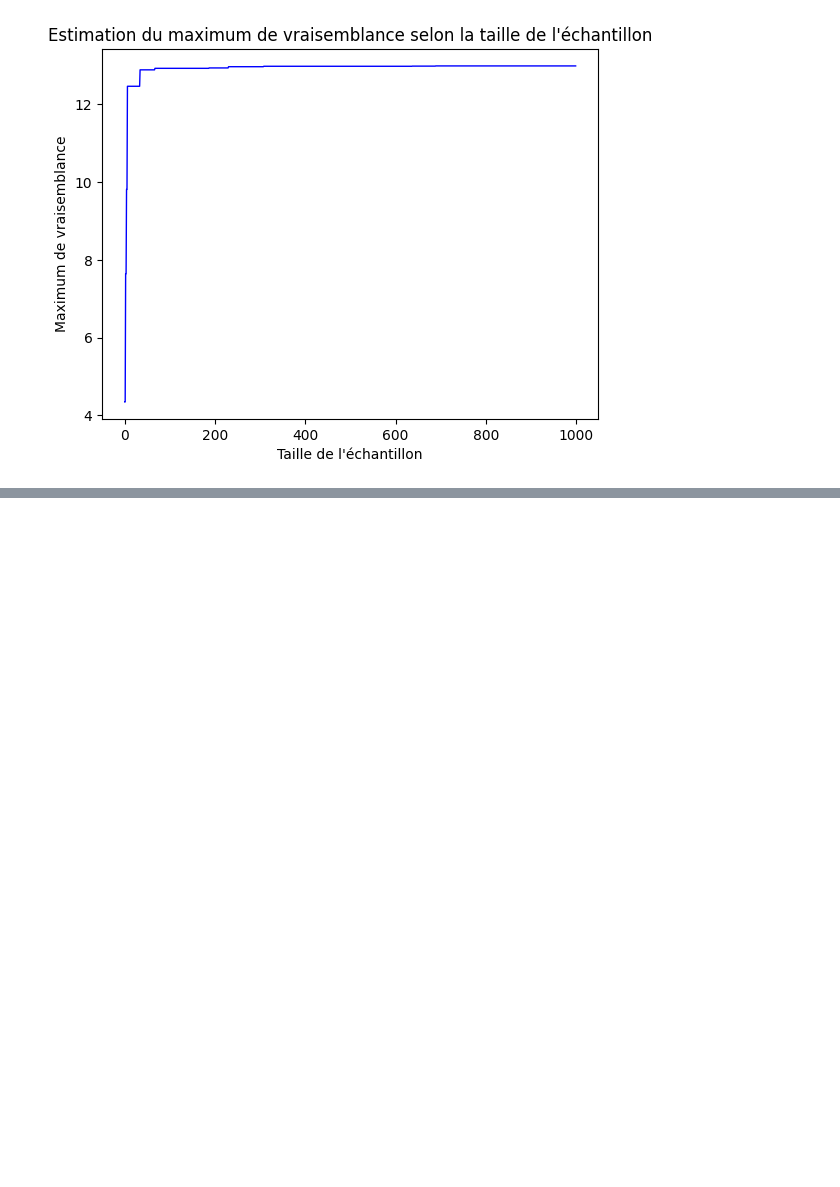
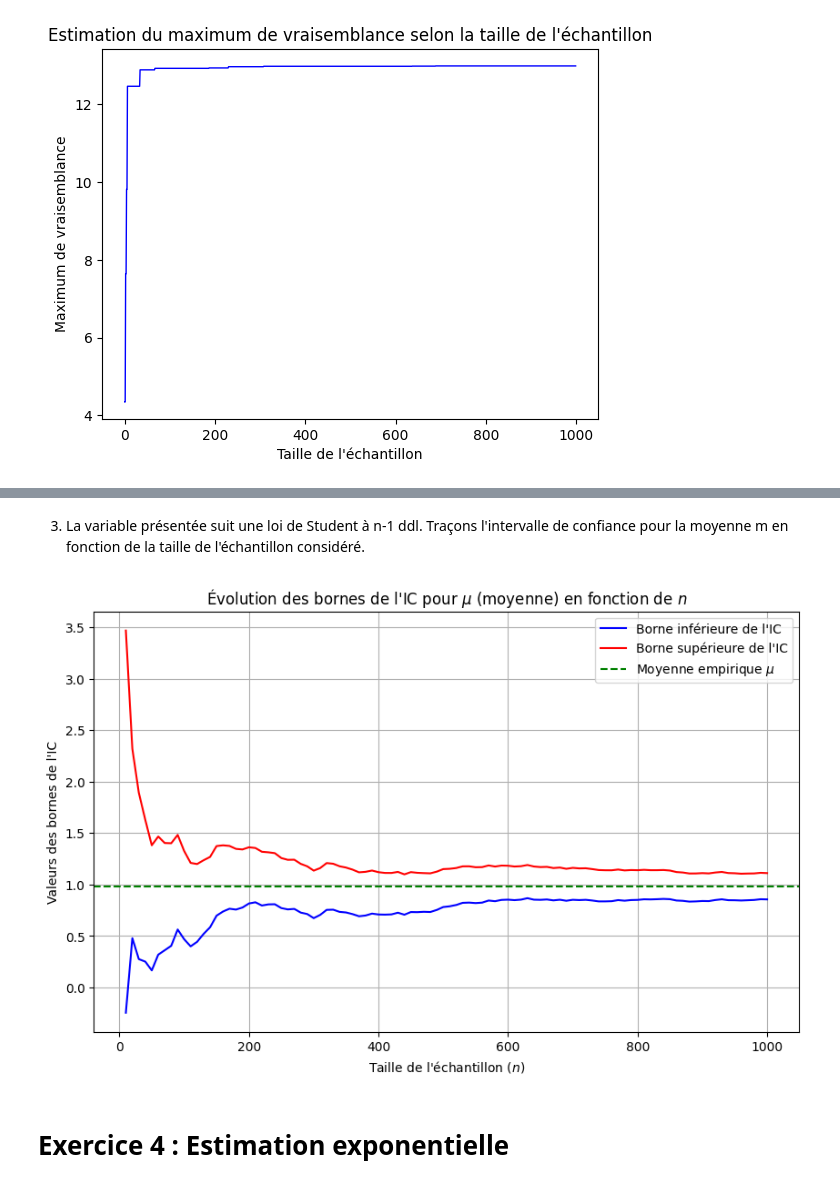
Before and after one commit to leaajo/OPS, a Jupyter notebook: TP3/codeTP3.ipynb, the cells around one changed output, grey strips where cells are left out. Saved outputs shown, nothing was run; the diff lists cells and outputs as text; code cells hidden in the pictures; blank space fills up the shorter version.

```diff
--- a/TP3/codeTP3.ipynb
+++ b/TP3/codeTP3.ipynb
@@ -46,0 +205,34 @@ plt.plot(x, Y, color="blue", linewidth=1)
+# %% [markdown]
+3. La variable présentée suit une loi de Student à n-1 ddl. Traçons l'intervalle de confiance pour la moyenne m en fonction de la taille de l'échantillon considéré.
+# %%
+from scipy.stats import t # Importation de la loi de Student
+
+# Listes pour stocker les bornes inférieures et supérieures des IC
+lower_bounds = []
+upper_bounds = []
+
+# Calcul des IC pour chaque taille d'échantillon
+for n in n_values:
+    sample = x[:n]  # Sous-échantillon de taille n
+    sample_mean = np.mean(sample)                               # Moyenne empirique
+    S = np.sqrt(np.sum((sample - sample_mean) ** 2) / (n - 1))  # Écart-type corrigé
+    t_critical = t.ppf(1 - alpha / 2, df=n - 1)                 # Quantile de la loi de Student
+    margin = t_critical * S / np.sqrt(n)                         # Erreur
+    lower_bounds.append(sample_mean - margin)
+    upper_bounds.append(sample_mean + margin)
+
+# Tracé des bornes des IC
+plt.figure(figsize=(10, 6))
+plt.plot(n_values, lower_bounds, label="Borne inférieure de l'IC", color="blue")
+plt.plot(n_values, upper_bounds, label="Borne supérieure de l'IC", color="red")
+plt.axhline(y=np.mean(x), color="green", linestyle="--", label="Moyenne empirique $\mu$")
+plt.title("Évolution des bornes de l'IC pour $\mu$ (moyenne) en fonction de $n$")
+plt.xlabel("Taille de l'échantillon ($n$)")
+plt.ylabel("Valeurs des bornes de l'IC")
+plt.legend()
+plt.grid()
+plt.show()
+# %% [output]
+[figure, added]
+# %% [markdown]
+# Exercice 4 : Estimation exponentielle
```
Also changed, not shown: parts of 15 cells of this notebook.
